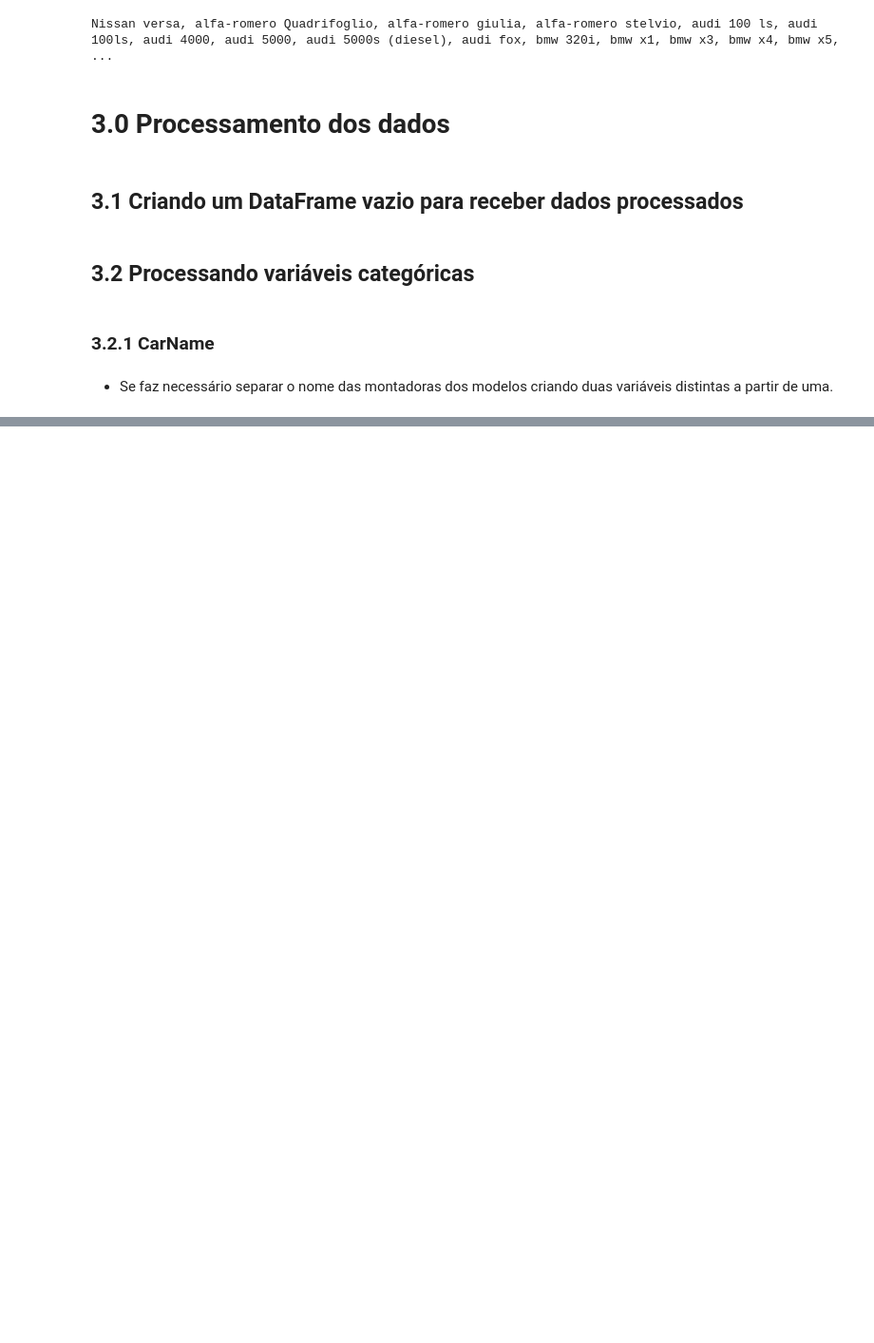
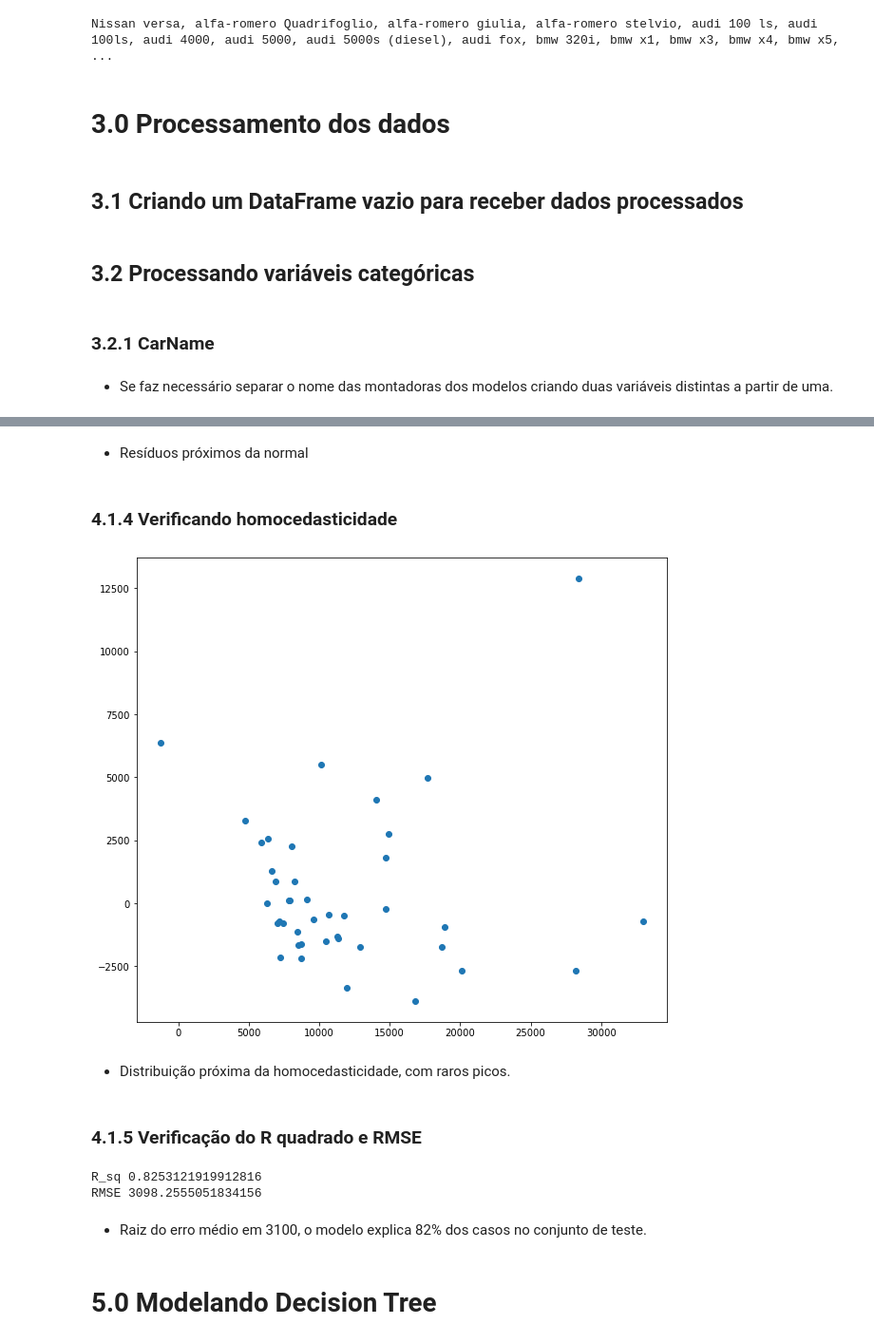
Before and after one commit to cruz-marco/car_prices, a Jupyter notebook: cars_regression.ipynb, the cells around one changed output, grey strips where cells are left out. Shown at 95% size. Cells and saved outputs as stored; diff of their text form; code cells hidden in the pictures; blank space fills up the shorter version.

Commit message:
Versão final do estudo Car Prices
Dataset estudado e aplicado em dois tipos de modelos de regressão em mínimos quadrados: OLS e Decision Tree

```diff
--- a/cars_regression.ipynb
+++ b/cars_regression.ipynb
@@ -370,0 +607,30 @@ CarNames['model'].replace({
+# %% [markdown]
+- Resíduos próximos da normal
+# %% [markdown]
+### 4.1.4 Verificando homocedasticidade
+# %%
+#Homocedasticidade
+fig = plt.figure(figsize=(10,9))
+
+plt.scatter(pred['Previsto'], pred['Residuo'])
+
+plt.show()
+# %% [output]
+[figure, added]
+# %% [markdown]
+- Distribuição próxima da homocedasticidade, com raros picos.
+# %% [markdown]
+### 4.1.5 Verificação do R quadrado e RMSE
+# %%
+#Calculando o R Square Gradiente Descendente
+print('R_sq', r2_score(pred['Real'], pred['Previsto']))
+
+#Calculando o Root Mean Squared Error Gradiente Descendente
+print('RMSE', np.sqrt(mean_squared_error(pred['Real'], pred['Previsto'])))
+# %% [output]
+R_sq 0.8253121919912816
+RMSE 3098.2555051834156
+# %% [markdown]
+- Raiz do erro médio em 3100, o modelo explica 82% dos casos no conjunto de teste.
+# %% [markdown]
+# 5.0 Modelando Decision Tree
```
Also changed, not shown: parts of 60 cells of this notebook.
